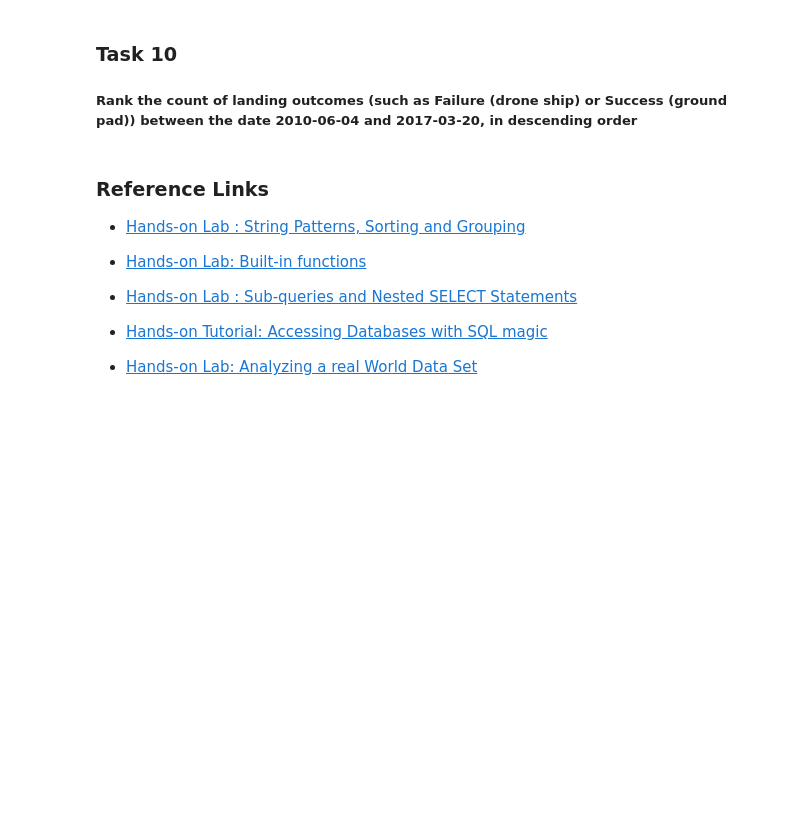
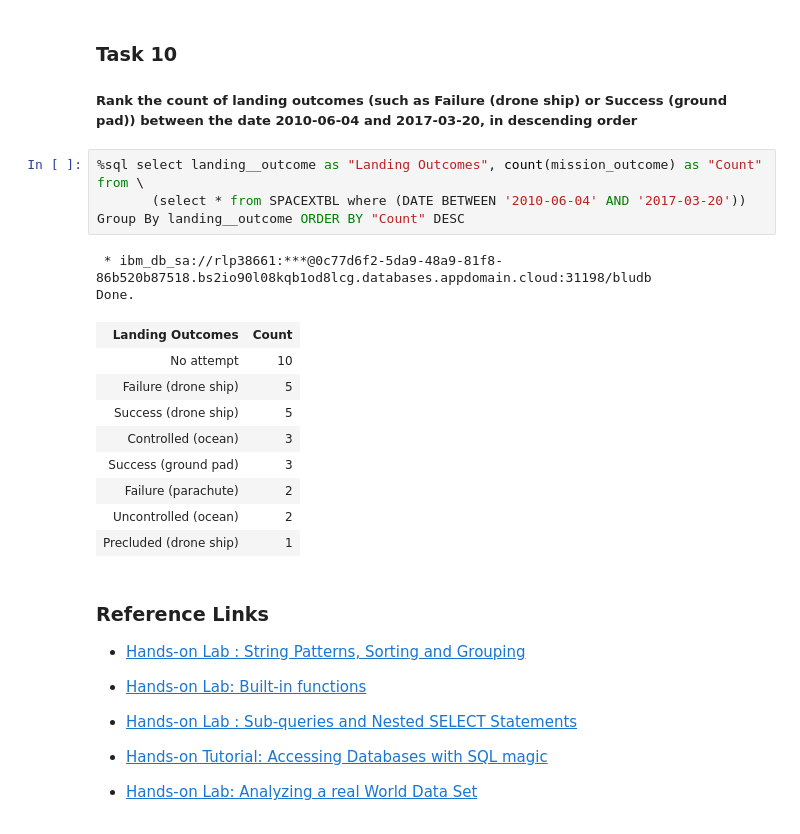
Before and after one commit to mrmicrosoft/master, a Jupyter notebook: IBM CapeStone (Week2a).ipynb, the cells around one changed output. Saved outputs shown, nothing was run; the diff lists cells and outputs as text; blank space fills up the shorter version.

```diff
--- a/IBM CapeStone (Week2a).ipynb
+++ b/IBM CapeStone (Week2a).ipynb
@@ -147,6 +273,21 @@ Now write and execute SQL queries to solve the assignment tasks.
 ### Task 10
 
 ##### Rank the count of landing outcomes (such as Failure (drone ship) or Success (ground pad)) between the date 2010-06-04 and 2017-03-20, in descending order
+# %%
+%sql select landing__outcome as "Landing Outcomes", count(mission_outcome) as "Count" from \
+       (select * from SPACEXTBL where (DATE BETWEEN '2010-06-04' AND '2017-03-20')) Group By landing__outcome ORDER BY "Count" DESC
+# %% [output]
+ * ibm_db_sa://rlp38661:***@0c77d6f2-5da9-48a9-81f8-86b520b87518.bs2io90l08kqb1od8lcg.databases.appdomain.cloud:31198/bludb
+Done.
+| Landing Outcomes | Count |
+| No attempt | 10 |
+| Failure (drone ship) | 5 |
+| Success (drone ship) | 5 |
+| Controlled (ocean) | 3 |
+| Success (ground pad) | 3 |
+| Failure (parachute) | 2 |
+| Uncontrolled (ocean) | 2 |
+| Precluded (drone ship) | 1 |
 # %% [markdown]
 ### Reference Links
 
```
Also changed, not shown: parts of 12 cells of this notebook.
